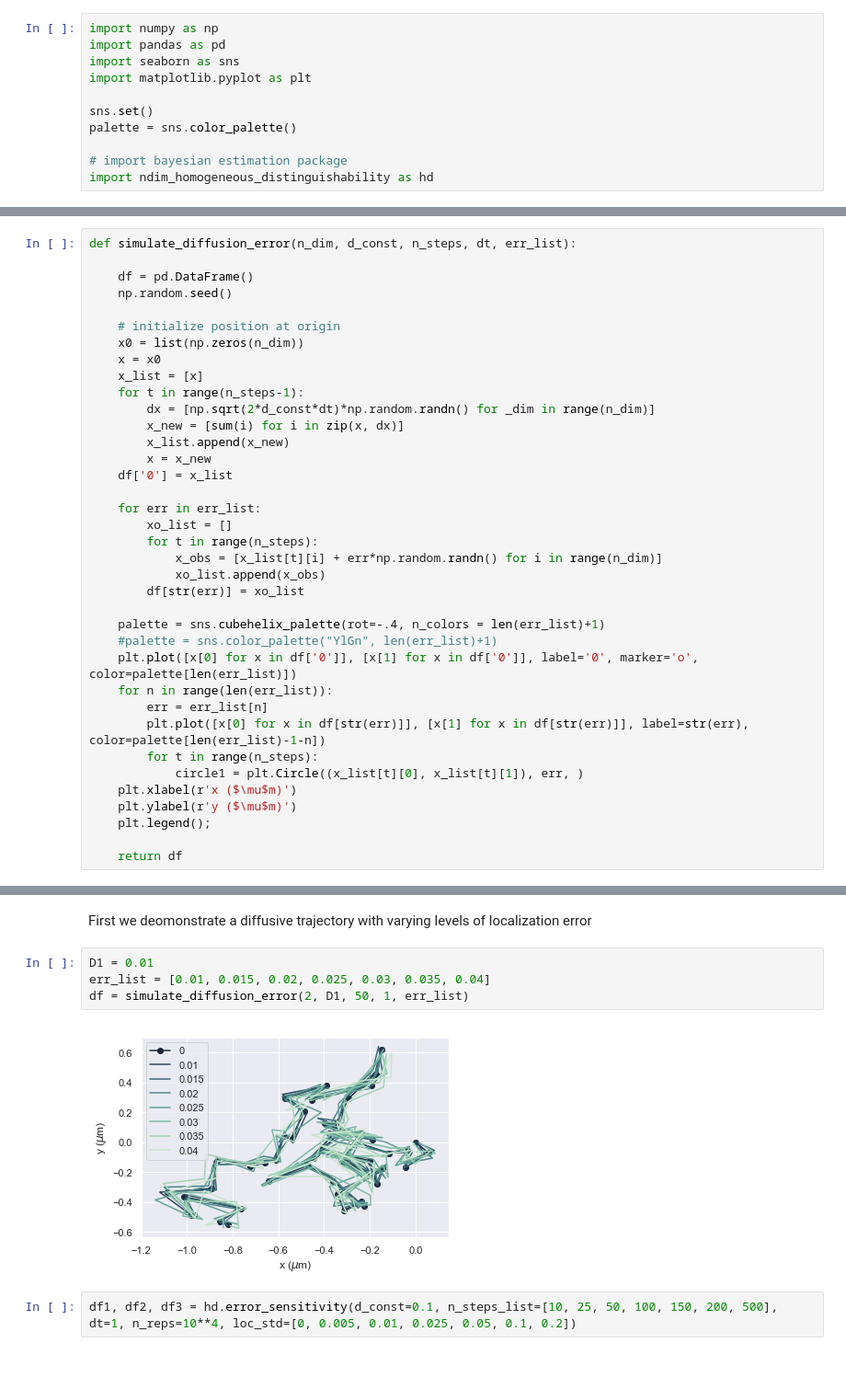
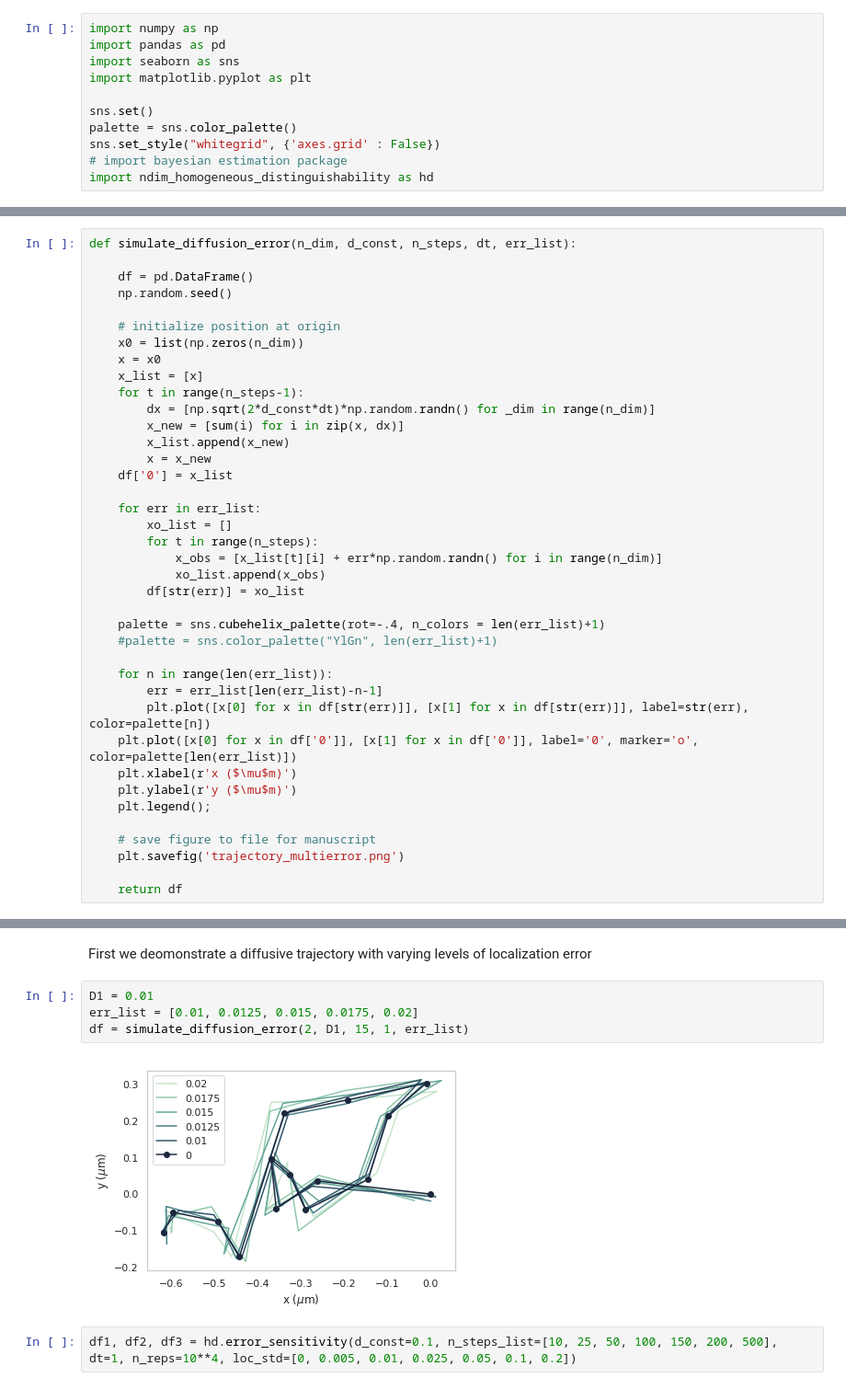
Before and after one commit to AllenCellModeling/diffusive_distinguishability, a Jupyter notebook: diffusive_distinguishability/figure_production.ipynb, the cells around one changed output, grey strips where cells are left out. Shown at 92% size. Drawn from its saved outputs; the diff is of its cells as text; blank space fills up the shorter version.

Commit message:
Remove grid and plot lowest error last (on top)

```diff
--- a/diffusive_distinguishability/figure_production.ipynb
+++ b/diffusive_distinguishability/figure_production.ipynb
@@ -8,7 +8,7 @@ import matplotlib.pyplot as plt
 
 sns.set()
 palette = sns.color_palette()
-
+sns.set_style("whitegrid", {'axes.grid' : False})
 # import bayesian estimation package
 import ndim_homogeneous_distinguishability as hd
 # %% [markdown]
@@ -74,16 +74,18 @@ def simulate_diffusion_error(n_dim, d_const, n_steps, dt, err_list):
 
     palette = sns.cubehelix_palette(rot=-.4, n_colors = len(err_list)+1)
     #palette = sns.color_palette("YlGn", len(err_list)+1)
+
+    for n in range(len(err_list)):
+        err = err_list[len(err_list)-n-1]
+        plt.plot([x[0] for x in df[str(err)]], [x[1] for x in df[str(err)]], label=str(err), color=palette[n])
     plt.plot([x[0] for x in df['0']], [x[1] for x in df['0']], label='0', marker='o', color=palette[len(err_list)])
-    for n in range(len(err_list)):
-        err = err_list[n]
-        plt.plot([x[0] for x in df[str(err)]], [x[1] for x in df[str(err)]], label=str(err), color=palette[len(err_list)-1-n])
-        for t in range(n_steps):
-            circle1 = plt.Circle((x_list[t][0], x_list[t][1]), err, )
     plt.xlabel(r'x ($\mu$m)')
     plt.ylabel(r'y ($\mu$m)')
     plt.legend();
 
+    # save figure to file for manuscript
+    plt.savefig('trajectory_multierror.png')
+
     return df
 # %% [markdown]
 ### Figure drafts
@@ -91,10 +93,10 @@ def simulate_diffusion_error(n_dim, d_const, n_steps, dt, err_list):
 First we deomonstrate a diffusive trajectory with varying levels of localization error
 # %%
 D1 = 0.01
-err_list = [0.01, 0.015, 0.02, 0.025, 0.03, 0.035, 0.04]
-df = simulate_diffusion_error(2, D1, 50, 1, err_list)
+err_list = [0.01, 0.0125, 0.015, 0.0175, 0.02]
+df = simulate_diffusion_error(2, D1, 15, 1, err_list)
 # %% [output]
-[figure, old version]
+[figure, new version]
 # %%
 df1, df2, df3 = hd.error_sensitivity(d_const=0.1, n_steps_list=[10, 25, 50, 100, 150, 200, 500], dt=1, n_reps=10**4, loc_std=[0, 0.005, 0.01, 0.025, 0.05, 0.1, 0.2])
 # %%
```
Also changed, not shown: parts of 5 cells of this notebook.
